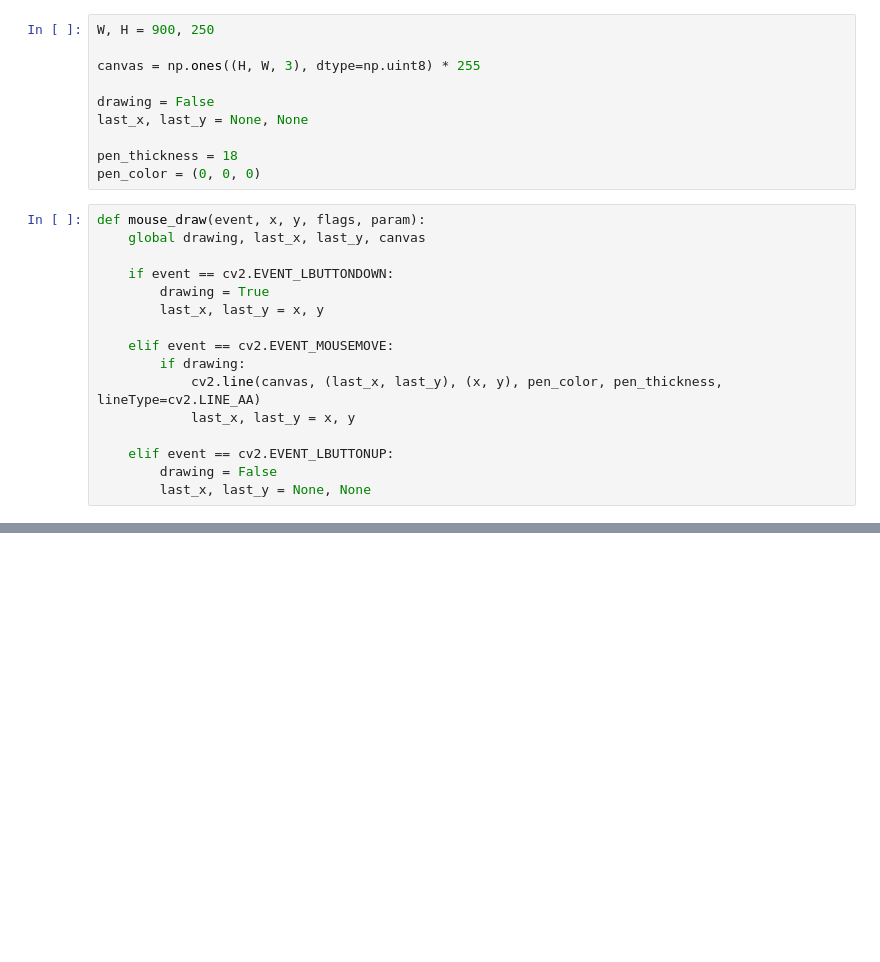
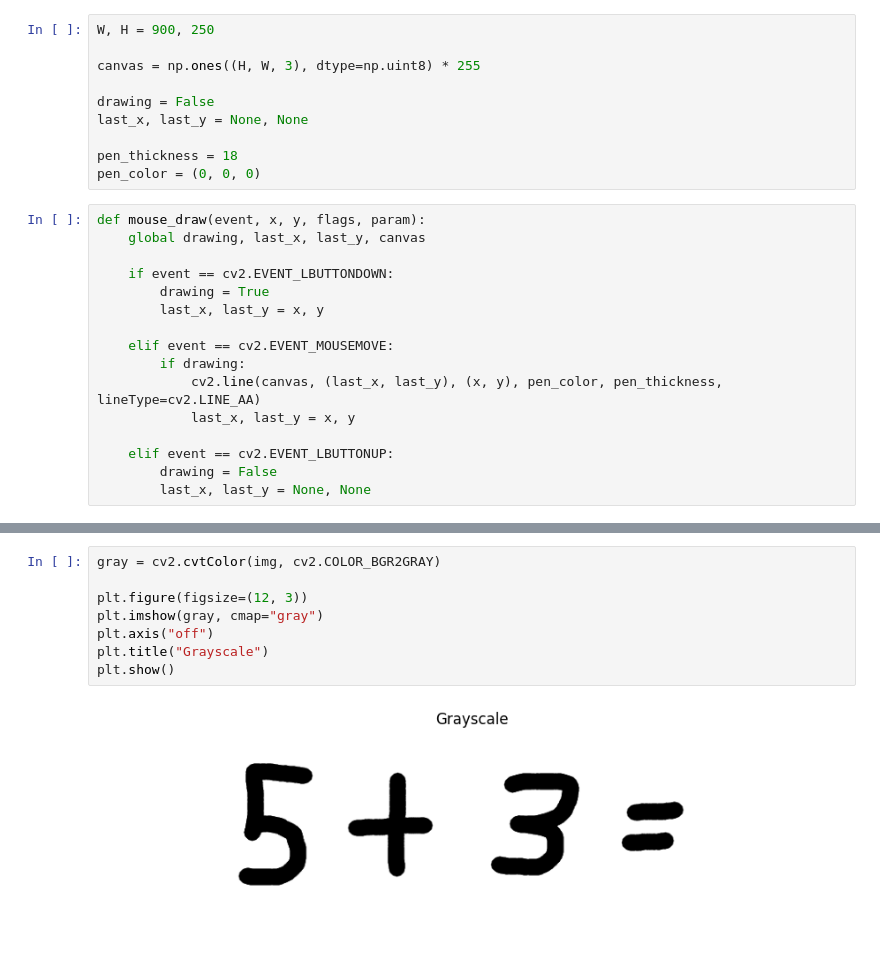
Before and after one commit to EnesYilmazcode/LiveScribe, a Jupyter notebook: main.ipynb, the cells around one changed output, grey strips where cells are left out. Drawn from its saved outputs; the diff is of its cells as text; blank space fills up the shorter version.

```diff
--- a/main.ipynb
+++ b/main.ipynb
@@ -68,0 +68,10 @@ No draw.png found yet. Press 's' in the pad window to save.
+# %%
+gray = cv2.cvtColor(img, cv2.COLOR_BGR2GRAY)
+
+plt.figure(figsize=(12, 3))
+plt.imshow(gray, cmap="gray")
+plt.axis("off")
+plt.title("Grayscale")
+plt.show()
+# %% [output]
+[figure, added]
```
Also changed, not shown: parts of 5 cells of this notebook.
